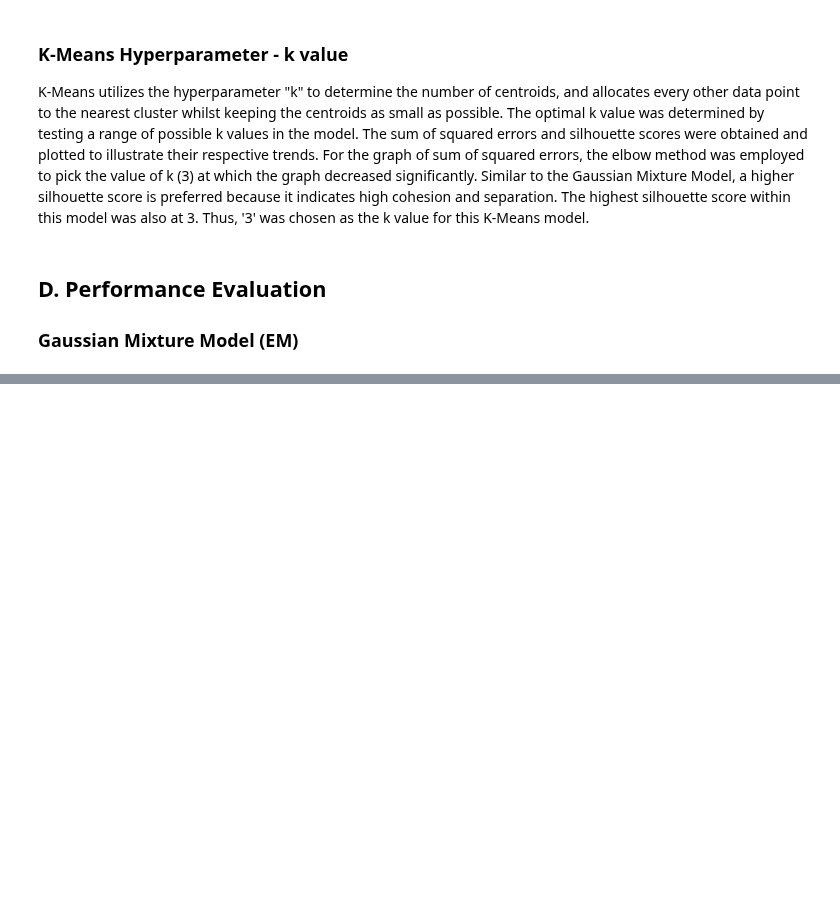
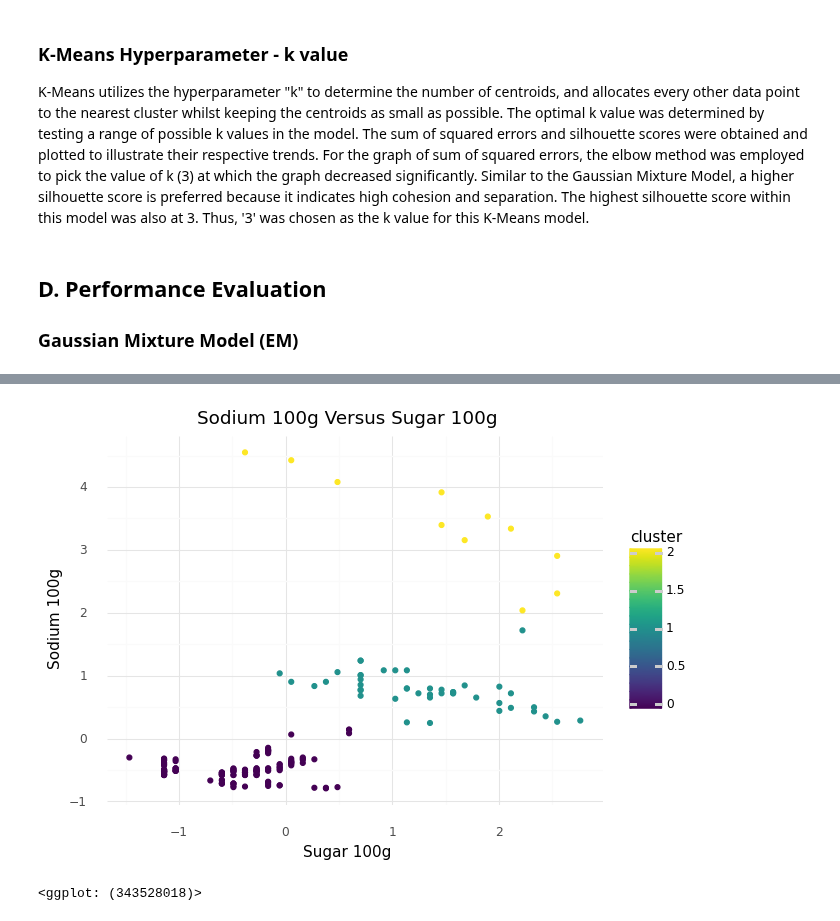
Before and after one commit to min-is/Chapman-University, a Jupyter notebook: CPSC 392 - Data Science/Projects/Min - Project 2.ipynb, the cells around one changed output, grey strips where cells are left out. Drawn from its saved outputs; the diff is of its cells as text; code cells hidden in the pictures; blank space fills up the shorter version.

```diff
--- a/CPSC 392 - Data Science/Projects/Min - Project 2.ipynb
+++ b/CPSC 392 - Data Science/Projects/Min - Project 2.ipynb
@@ -200,0 +203,7 @@ K-Means utilizes the hyperparameter "k" to determine the number of centroids, an
+# %%
+(ggplot(Xdf, aes(x = "Sugar_100g", y = "Sodium_100g", color = "cluster")) +
+geom_point() + theme_minimal() + ggtitle('Sodium 100g Versus Sugar 100g') +
+labs(x = 'Sugar 100g', y = 'Sodium 100g'))
+# %% [output]
+[figure, added]
+<ggplot: (343528018)>
```
Also changed, not shown: parts of 8 cells of this notebook, 1 other file.
